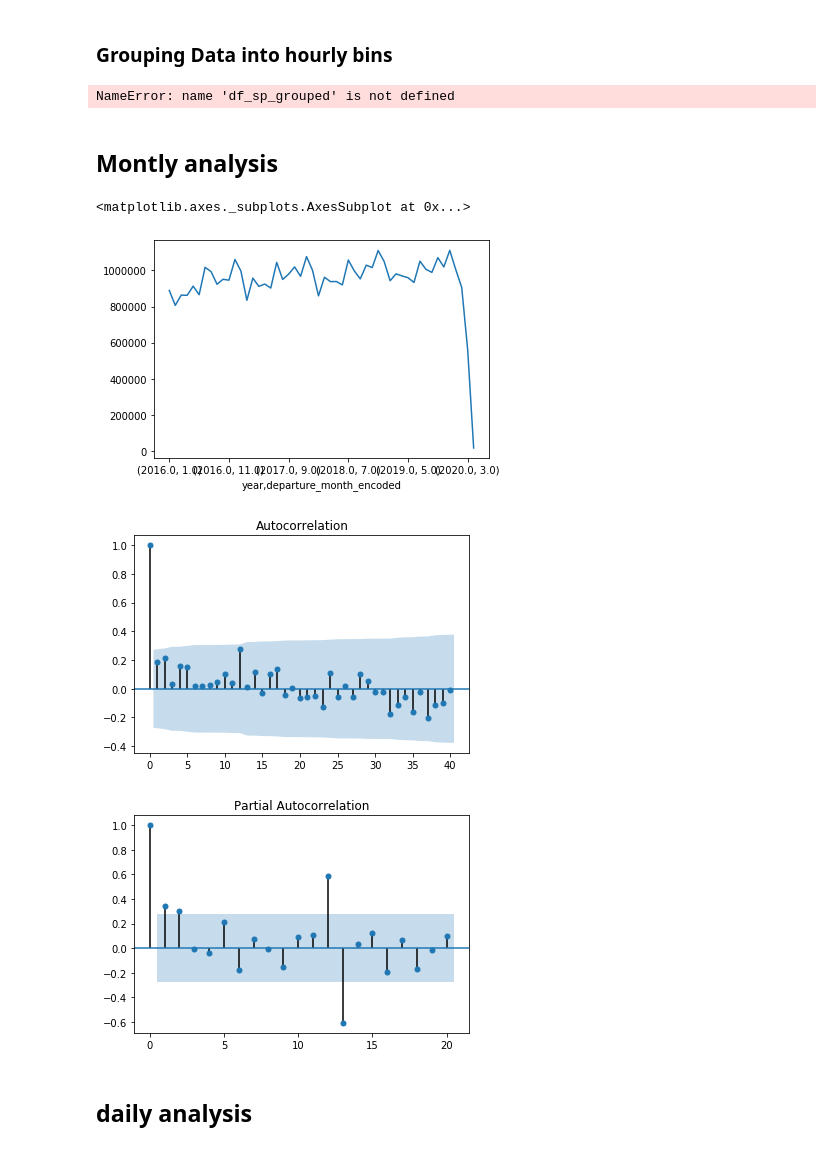
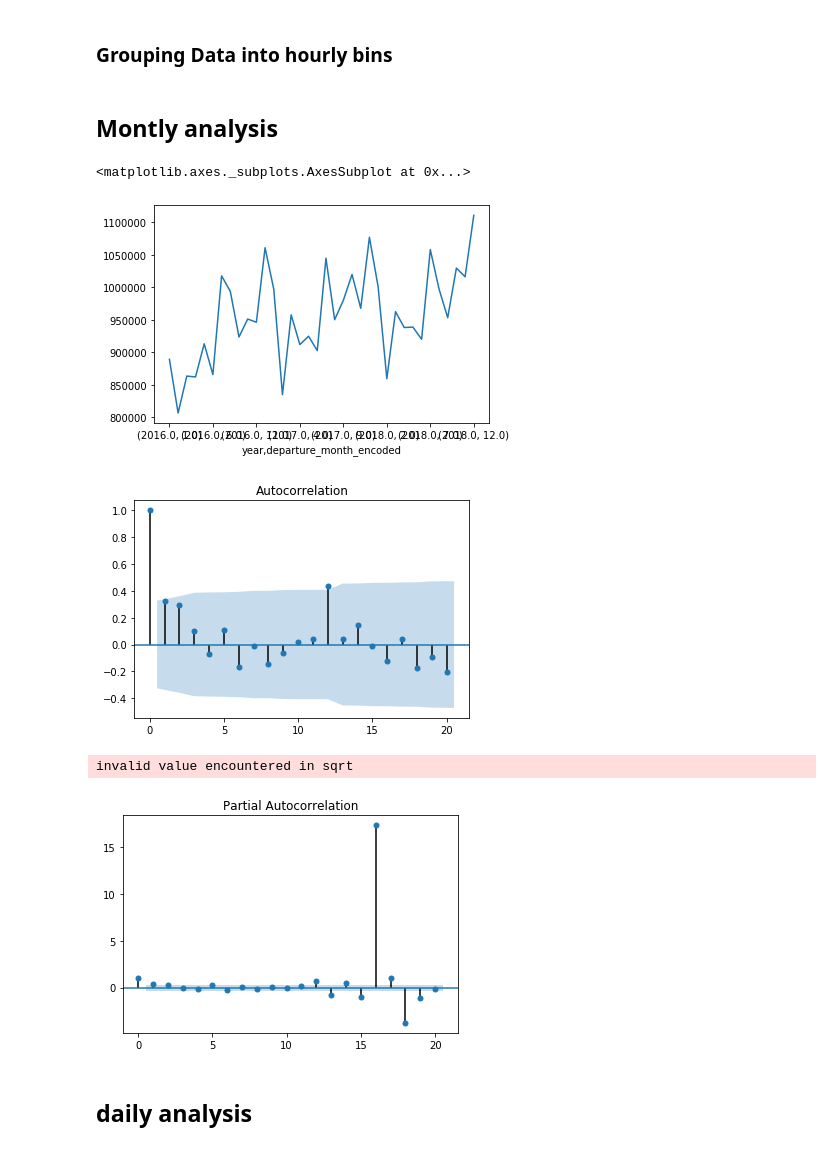
Before and after one commit to welberthdouglas/Civil_Aviation_ML, a Jupyter notebook: CA_SP-RJ.ipynb, the cells around one changed output. Cells and saved outputs as stored; diff of their text form; code cells hidden in the pictures.

```diff
--- a/CA_SP-RJ.ipynb
+++ b/CA_SP-RJ.ipynb
@@ -237,3 +203,7 @@ df_sp.head()
+# %%
+df_2020 = df_sp.query('year == 2020')
+df_oot = df_sp.query('year == 2019')
+df_sp = df_sp.query('year < 2019')
 # %% [markdown]
 # EDA
 # %% [markdown]
@@ -260,4 +230,0 @@ df_sp.head()
-# %%
-df_sp_grouped.shape
-# %% [output]
-NameError: name 'df_sp_grouped' is not defined
@@ -276,17 +239,20 @@ df_sp_grouped_month['seats_pass_diff'] =  df_sp_grouped_month.n_seats -df_sp_gro
 df_sp_grouped_month.n_passengers.plot()
 # %% [output]
 <matplotlib.axes._subplots.AxesSubplot at 0x...>
-[figure, old version]
+[figure, new version]
 # %%
-plot_acf(df_sp_grouped_month.seats_pass_diff,lags=40);
+plot_acf(df_sp_grouped_month.seats_pass_diff,lags=20);
 plt.show()
 # %% [output]
-[figure, old version]
+[figure, new version]
 # %%
+# Ver que porra é essa! invalid value encountered in sqrt
+
 plot_pacf(df_sp_grouped_month.seats_pass_diff,lags=20);
 plt.show()
 # %% [output]
+invalid value encountered in sqrt
-[figure, old version]
+[figure, new version]
 # %% [markdown]
 ## daily analysis
 # %%
```
Also changed, not shown: parts of 19 cells of this notebook.
